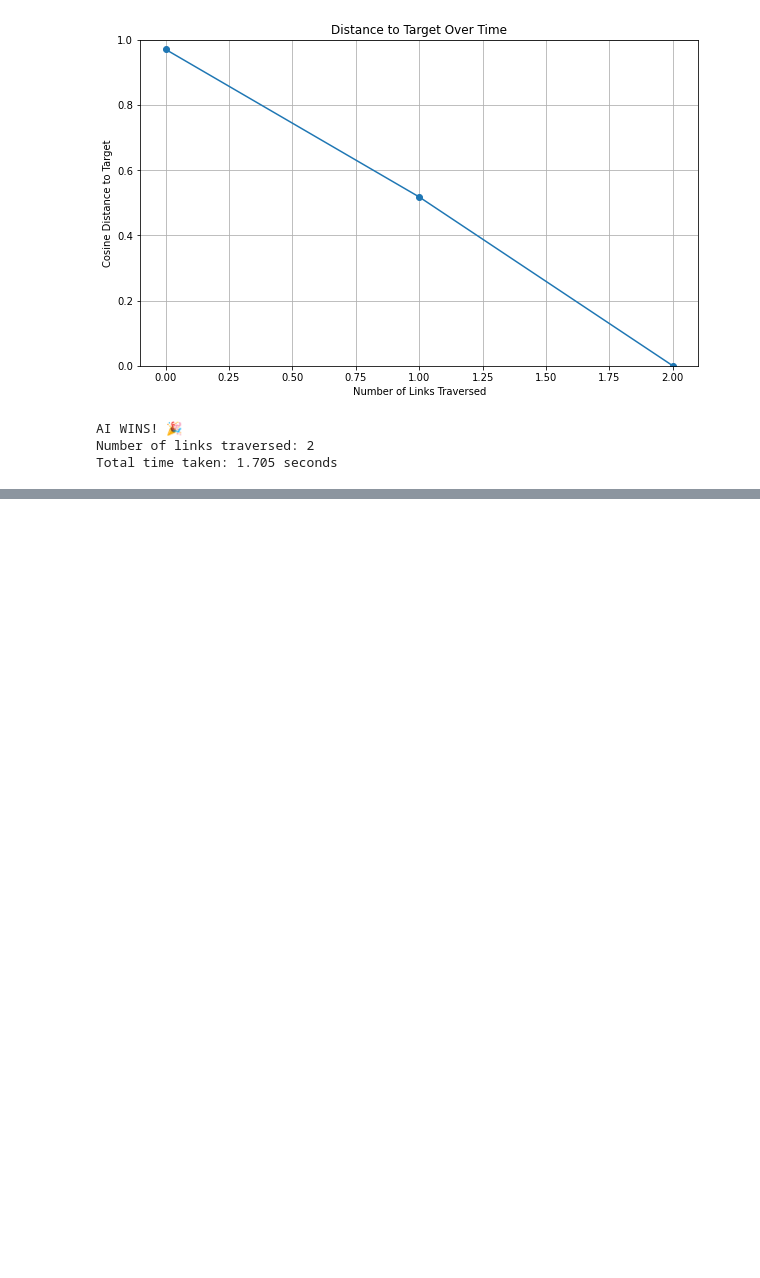
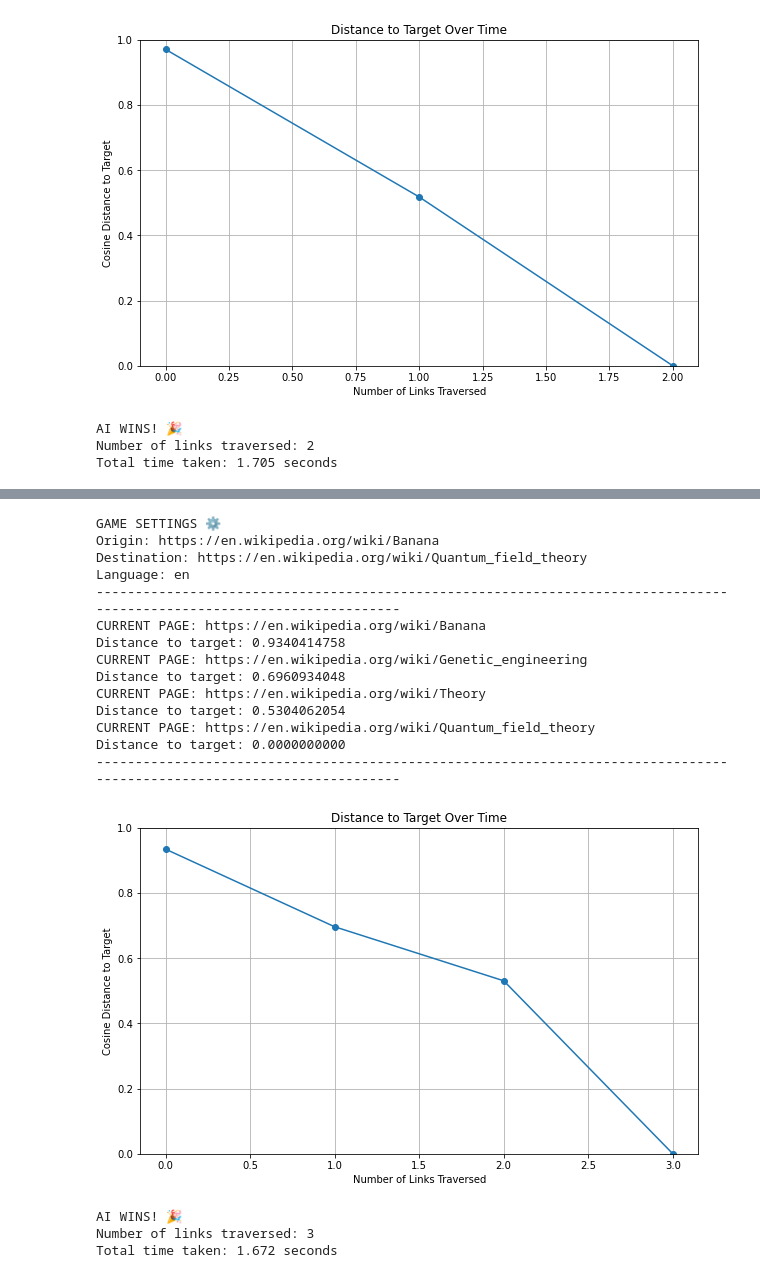
Before and after one commit to DanieleDiSpirito/python_programs, a Jupyter notebook: ai_wiki_game/ai-wiki-game.ipynb, the cells around one changed output, grey strips where cells are left out. Drawn from its saved outputs; the diff is of its cells as text; code cells hidden in the pictures; blank space fills up the shorter version.

```diff
--- a/ai_wiki_game/ai-wiki-game.ipynb
+++ b/ai_wiki_game/ai-wiki-game.ipynb
@@ -320,0 +371,20 @@ Total time taken: 1.705 seconds
+# %%
+origin_link = "https://en.wikipedia.org/wiki/Banana"
+dest_link = "https://en.wikipedia.org/wiki/Quantum_field_theory"
+check_links(origin_link, dest_link)
+play(origin_link, dest_link)
+# %% [output]
+GAME SETTINGS ⚙️
+Origin: https://en.wikipedia.org/wiki/Banana
+Destination: https://en.wikipedia.org/wiki/Quantum_field_theory
+Language: en
+------------------------------------------------------------------------------------------------------------------------
+CURRENT PAGE: https://en.wikipedia.org/wiki/Banana                                      Distance to target: 0.9340414758
+CURRENT PAGE: https://en.wikipedia.org/wiki/Genetic_engineering                         Distance to target: 0.6960934048
+CURRENT PAGE: https://en.wikipedia.org/wiki/Theory                                      Distance to target: 0.5304062054
+CURRENT PAGE: https://en.wikipedia.org/wiki/Quantum_field_theory                        Distance to target: 0.0000000000
+------------------------------------------------------------------------------------------------------------------------
+[figure, added]
+AI WINS! 🎉
+Number of links traversed: 3
+Total time taken: 1.672 seconds
```
Also changed, not shown: parts of 7 cells of this notebook.
